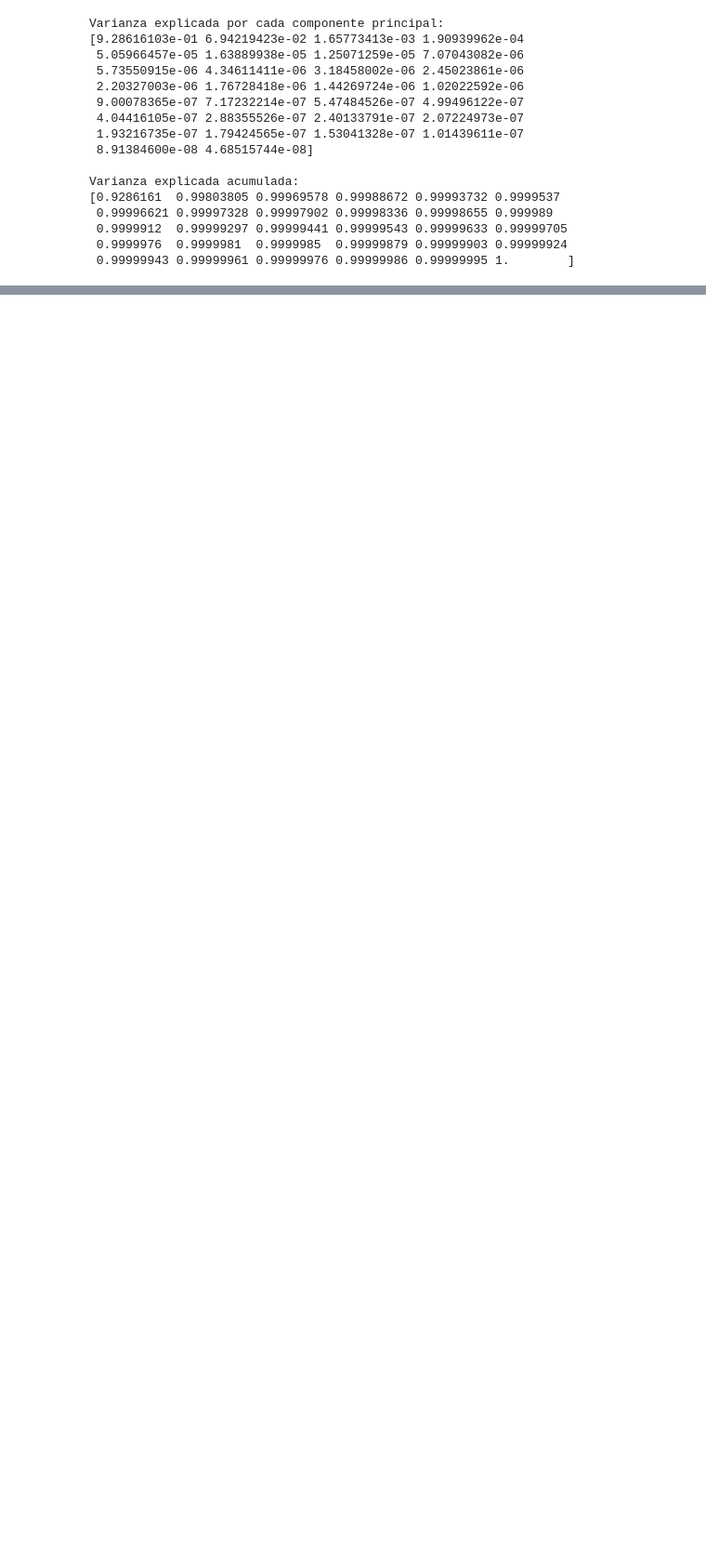
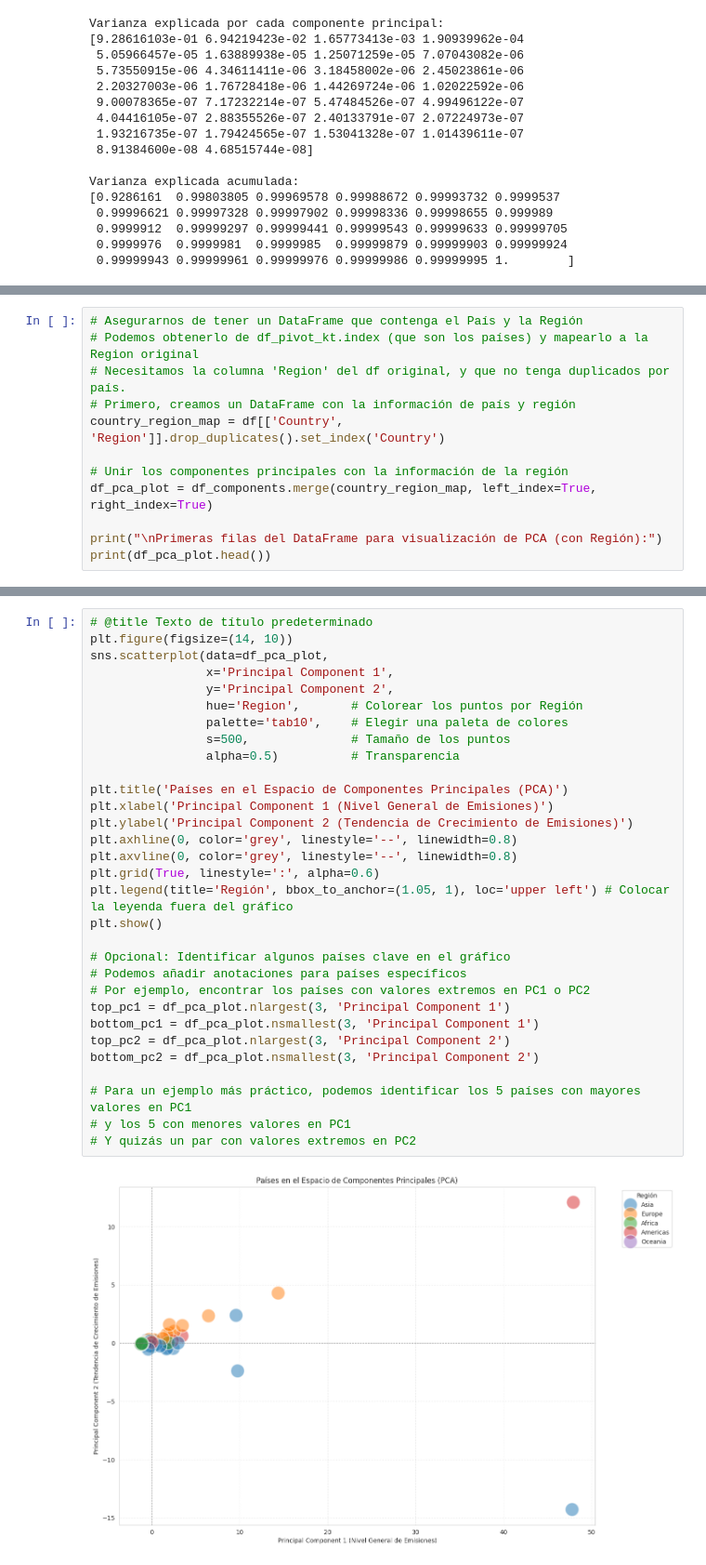
Before and after one commit to nueveonce/ProyectoCarbono, a Jupyter notebook: Proyecto_Carbono.ipynb, the cells around one changed output, grey strips where cells are left out. Shown at 93% size. Cells and saved outputs as stored; diff of their text form; blank space fills up the shorter version.

```diff
--- a/Proyecto_Carbono.ipynb
+++ b/Proyecto_Carbono.ipynb
@@ -602,0 +712,12 @@ Varianza explicada acumulada:
+# %%
+# Asegurarnos de tener un DataFrame que contenga el País y la Región
+# Podemos obtenerlo de df_pivot_kt.index (que son los países) y mapearlo a la Region original
+# Necesitamos la columna 'Region' del df original, y que no tenga duplicados por país.
+# Primero, creamos un DataFrame con la información de país y región
+country_region_map = df[['Country', 'Region']].drop_duplicates().set_index('Country')
+
+# Unir los componentes principales con la información de la región
+df_pca_plot = df_components.merge(country_region_map, left_index=True, right_index=True)
+
+print("\nPrimeras filas del DataFrame para visualización de PCA (con Región):")
+print(df_pca_plot.head())
@@ -602,0 +735,33 @@ Varianza explicada acumulada:
+# %%
+# @title Texto de título predeterminado
+plt.figure(figsize=(14, 10))
+sns.scatterplot(data=df_pca_plot,
+                x='Principal Component 1',
+                y='Principal Component 2',
+                hue='Region',       # Colorear los puntos por Región
+                palette='tab10',    # Elegir una paleta de colores
+                s=500,              # Tamaño de los puntos
+                alpha=0.5)          # Transparencia
+
+plt.title('Países en el Espacio de Componentes Principales (PCA)')
+plt.xlabel('Principal Component 1 (Nivel General de Emisiones)')
+plt.ylabel('Principal Component 2 (Tendencia de Crecimiento de Emisiones)')
+plt.axhline(0, color='grey', linestyle='--', linewidth=0.8)
+plt.axvline(0, color='grey', linestyle='--', linewidth=0.8)
+plt.grid(True, linestyle=':', alpha=0.6)
+plt.legend(title='Región', bbox_to_anchor=(1.05, 1), loc='upper left') # Colocar la leyenda fuera del gráfico
+plt.show()
+
+# Opcional: Identificar algunos países clave en el gráfico
+# Podemos añadir anotaciones para países específicos
+# Por ejemplo, encontrar los países con valores extremos en PC1 o PC2
+top_pc1 = df_pca_plot.nlargest(3, 'Principal Component 1')
+bottom_pc1 = df_pca_plot.nsmallest(3, 'Principal Component 1')
+top_pc2 = df_pca_plot.nlargest(3, 'Principal Component 2')
+bottom_pc2 = df_pca_plot.nsmallest(3, 'Principal Component 2')
+
+# Para un ejemplo más práctico, podemos identificar los 5 países con mayores valores en PC1
+# y los 5 con menores valores en PC1
+# Y quizás un par con valores extremos en PC2
+# %% [output]
+[figure, added]
```
Also changed, not shown: parts of 19 cells of this notebook.
